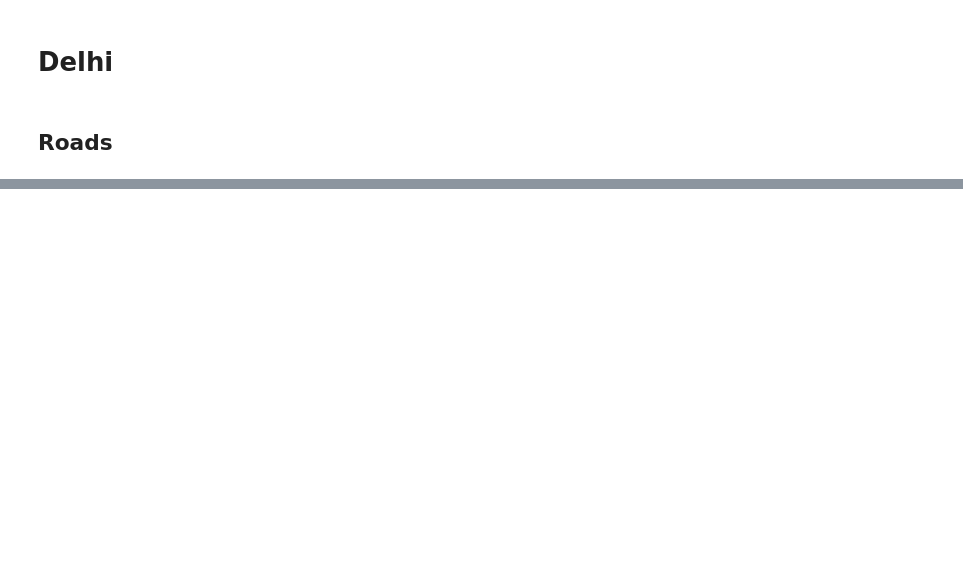
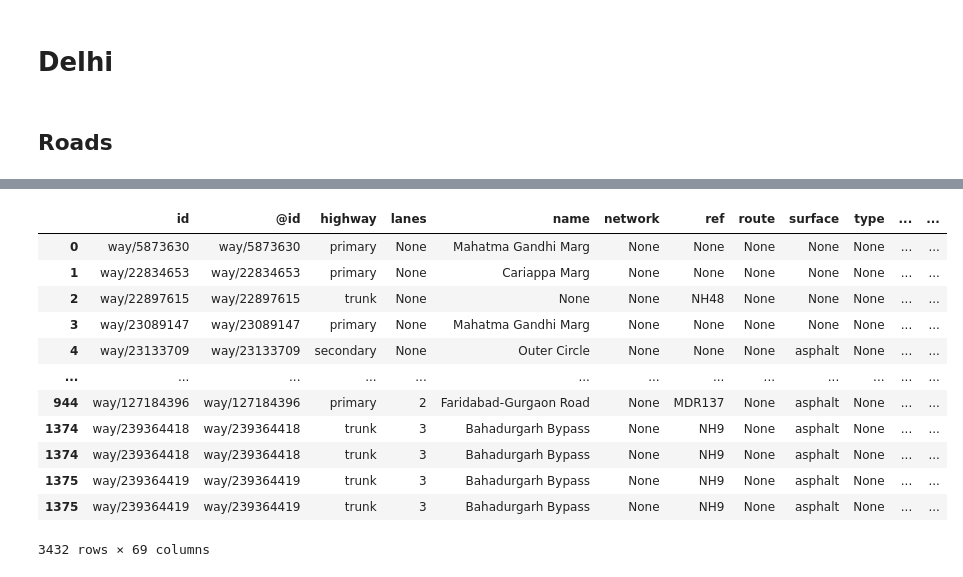
Before and after one commit to akazukin5151/comparative-accessibility, a Jupyter notebook: delhi centrality.ipynb, the cells around one changed output, grey strips where cells are left out. Drawn from its saved outputs; the diff is of its cells as text; code cells hidden in the pictures; blank space fills up the shorter version.

```diff
--- a/delhi centrality.ipynb
+++ b/delhi centrality.ipynb
@@ -20,2 +37,19 @@ df.geometry = df.geometry.to_crs(3857)
+# %%
+df_fixed = pd.concat([df[df.geometry.geom_type != 'MultiLineString'], exploded])
+df_fixed
+# %% [output]
+|  | id | @id | highway | lanes | name | network | ref | route | surface | type | ... | ... |
+| 0 | way/5873630 | way/5873630 | primary | None | Mahatma Gandhi Marg | None | None | None | None | None | ... | ... |
+| 1 | way/22834653 | way/22834653 | primary | None | Cariappa Marg | None | None | None | None | None | ... | ... |
+| 2 | way/22897615 | way/22897615 | trunk | None | None | None | NH48 | None | None | None | ... | ... |
+| 3 | way/23089147 | way/23089147 | primary | None | Mahatma Gandhi Marg | None | None | None | None | None | ... | ... |
+| 4 | way/23133709 | way/23133709 | secondary | None | Outer Circle | None | None | None | asphalt | None | ... | ... |
+| ... | ... | ... | ... | ... | ... | ... | ... | ... | ... | ... | ... | ... |
+| 944 | way/127184396 | way/127184396 | primary | 2 | Faridabad-Gurgaon Road | None | MDR137 | None | asphalt | None | ... | ... |
+| 1374 | way/239364418 | way/239364418 | trunk | 3 | Bahadurgarh Bypass | None | NH9 | None | asphalt | None | ... | ... |
+| 1374 | way/239364418 | way/239364418 | trunk | 3 | Bahadurgarh Bypass | None | NH9 | None | asphalt | None | ... | ... |
+| 1375 | way/239364419 | way/239364419 | trunk | 3 | Bahadurgarh Bypass | None | NH9 | None | asphalt | None | ... | ... |
+| 1375 | way/239364419 | way/239364419 | trunk | 3 | Bahadurgarh Bypass | None | NH9 | None | asphalt | None | ... | ... |
+3432 rows × 69 columns
 # %%
 #https://networkx.org/documentation/latest/auto_examples/geospatial/plot_lines.html#sphx-glr-auto-examples-geospatial-plot-lines-py
```
Also changed, not shown: parts of 7 cells of this notebook, 3 other files.
